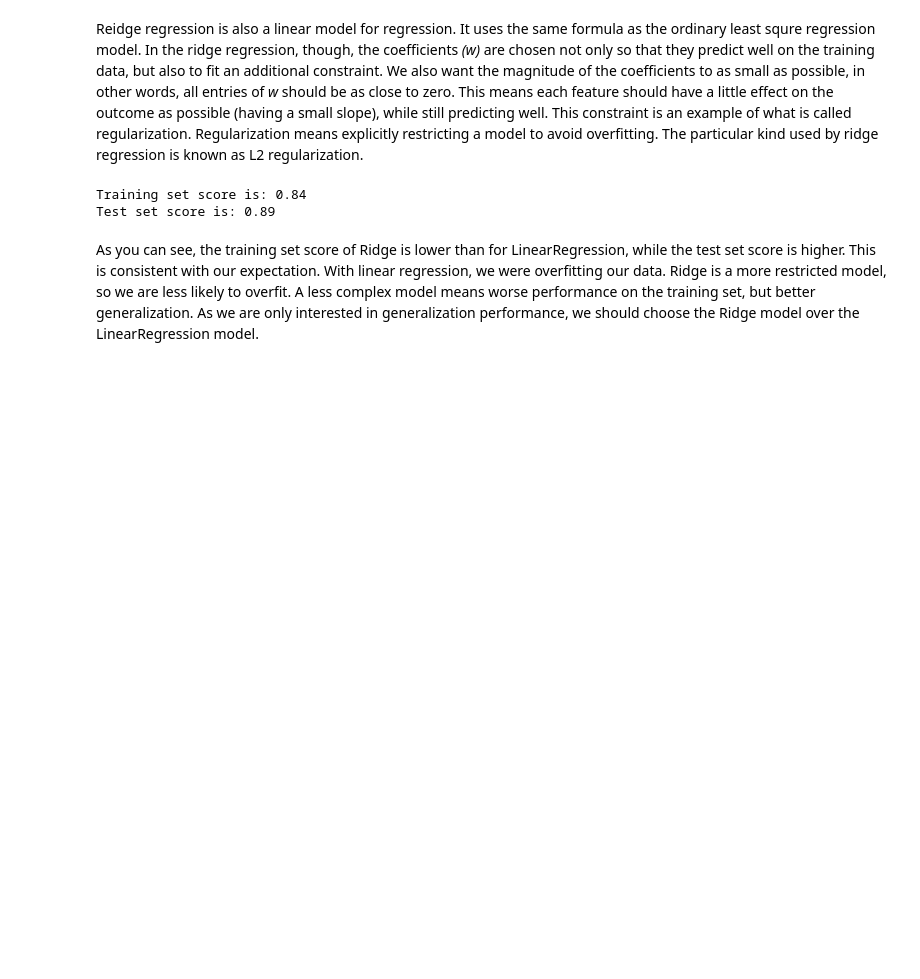
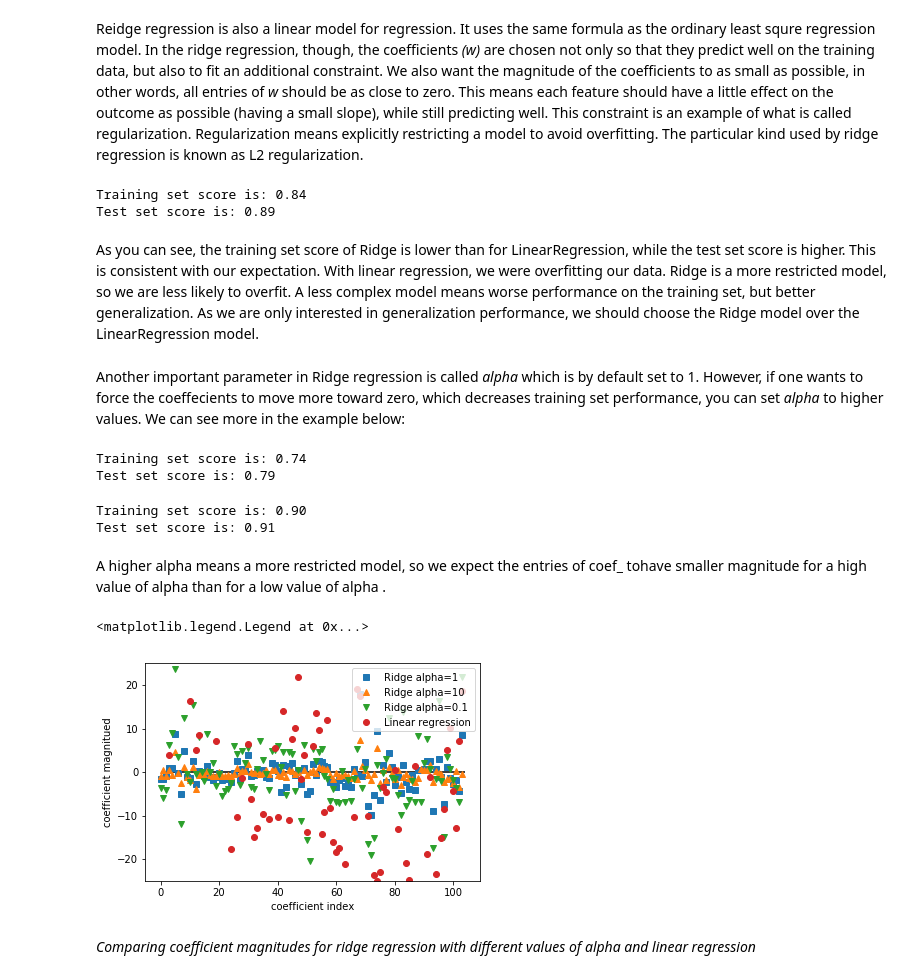
Before and after one commit to abudata/Machine_Learning, a Jupyter notebook: Supervised_Learning_Linear_Model.ipynb, the cells around one changed output. Drawn from its saved outputs; the diff is of its cells as text; code cells hidden in the pictures; blank space fills up the shorter version.

Commit message:
Ridge linear regression plot added

```diff
--- a/Supervised_Learning_Linear_Model.ipynb
+++ b/Supervised_Learning_Linear_Model.ipynb
@@ -80,3 +80,38 @@ Training set score is: 0.84
 Test set score is: 0.89
 # %% [markdown]
 As you can see, the training set score of Ridge is lower than for LinearRegression, while the test set score is higher. This is consistent with our expectation. With linear regression, we were overfitting our data. Ridge is a more restricted model, so we are less likely to overfit. A less complex model means worse performance on the training set, but better generalization. As we are only interested in generalization performance, we should choose the Ridge model over the LinearRegression model.
+# %% [markdown]
+Another important parameter in Ridge regression is called *alpha* which is by default set to 1. However, if one wants to force the coeffecients to move more toward zero, which decreases training set performance, you can set *alpha* to higher values.
+We can see more in the example below:
+# %%
+ridge10 = Ridge(alpha=10).fit(X_train, y_train)
+print('Training set score is: {:.2f}'.format(ridge10.score(X_train, y_train)))
+print('Test set score is: {:.2f}'.format(ridge10.score(X_test, y_test)))
+# %% [output]
+Training set score is: 0.74
+Test set score is: 0.79
+# %%
+ridge01 = Ridge(alpha=0.1).fit(X_train, y_train)
+print('Training set score is: {:.2f}'.format(ridge01.score(X_train, y_train)))
+print('Test set score is: {:.2f}'.format(ridge01.score(X_test, y_test)))
+# %% [output]
+Training set score is: 0.90
+Test set score is: 0.91
+# %% [markdown]
+A higher alpha means a more restricted model, so we expect the entries of coef_ tohave smaller magnitude for a high value of alpha than for a low value of alpha .
+# %%
+plt.plot(ridge.coef_, 's', label='Ridge alpha=1')
+plt.plot(ridge10.coef_, '^', label='Ridge alpha=10')
+plt.plot(ridge01.coef_, 'v', label='Ridge alpha=0.1')
+
+plt.plot(lr.coef_, 'o', label='Linear regression')
+plt.xlabel('coefficient index')
+plt.ylabel('coefficient magnitued')
+plt.hlines(0, 0, len(lr.coef_))
+plt.ylim(-25, 25)
+plt.legend(loc=1)
+# %% [output]
+<matplotlib.legend.Legend at 0x...>
+[figure, added]
+# %% [markdown]
+*Comparing coefficient magnitudes for ridge regression with different values of alpha and linear regression*
```
Also changed, not shown: parts of 1 cell of this notebook.
